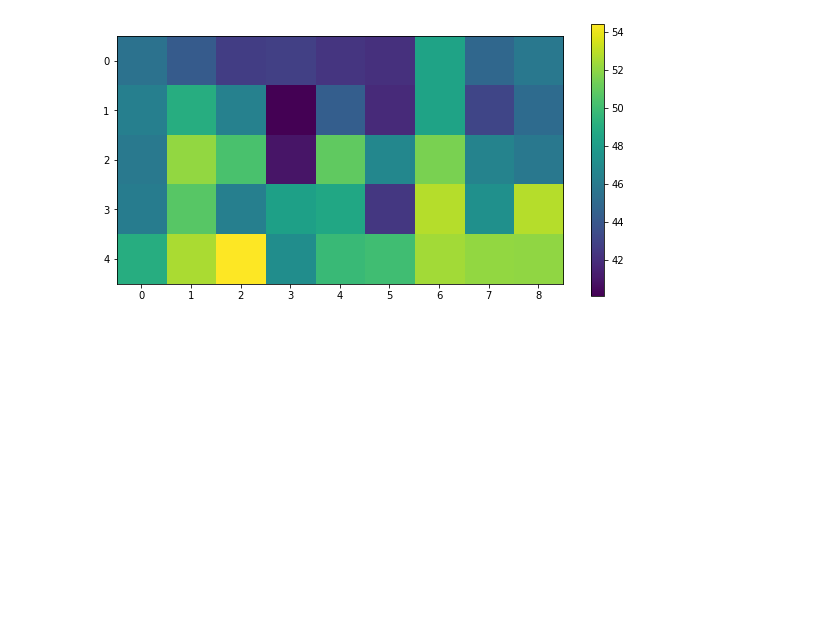
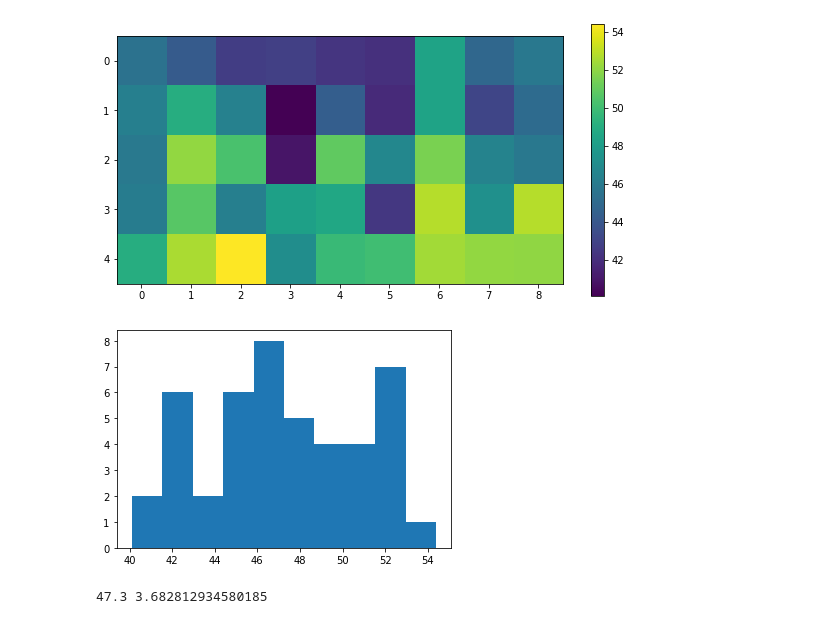
Before and after one commit to heinswift/Magnetic_Measurements_Plotting, a Jupyter notebook: reading_from_excel.ipynb, the cells around one changed output. Drawn from its saved outputs; the diff is of its cells as text; code cells hidden in the pictures; blank space fills up the shorter version.

```diff
--- a/reading_from_excel.ipynb
+++ b/reading_from_excel.ipynb
@@ -90,3 +90,10 @@ plt.colorbar()
 plt.show()
 # %% [output]
 [figure]
+# %%
+plt.hist(Z.flatten())
+plt.show()
+print(np.mean(Z), np.std(Z))
+# %% [output]
+[figure, added]
+47.3 3.682812934580185
```
Also changed, not shown: 3 other files.
